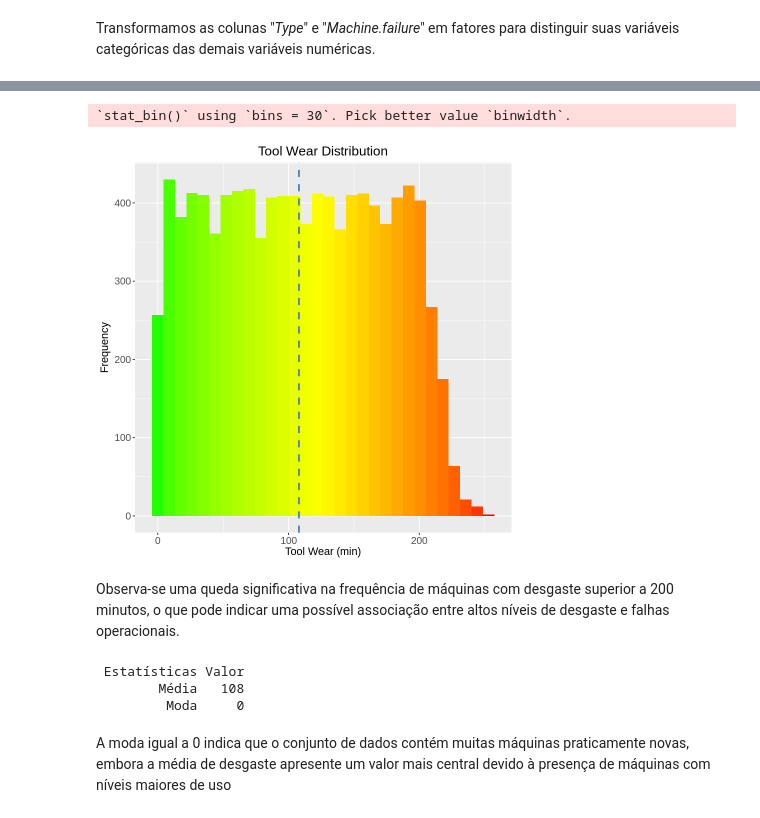
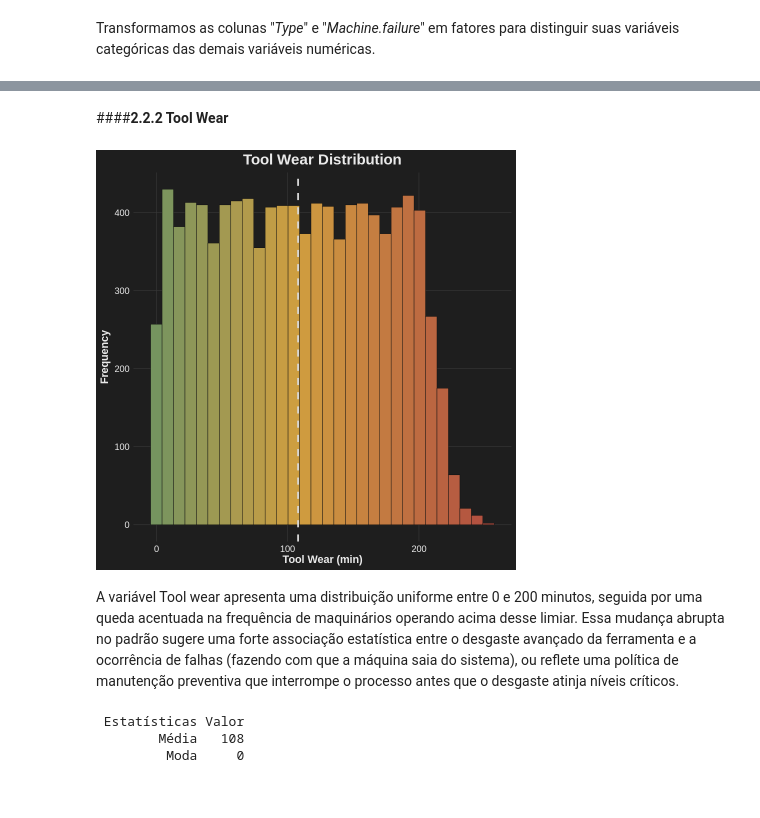
Before and after one commit to IrineuACgasoso/Projeto-2-Estatistica, a Jupyter notebook: projeto2.ipynb, the cells around one changed output, grey strips where cells are left out. Drawn from its saved outputs; the diff is of its cells as text; code cells hidden in the pictures.

```diff
--- a/projeto2.ipynb
+++ b/projeto2.ipynb
@@ -147,19 +261,44 @@ De uma amostragem de 10.000 máquinas, foi percebido que apenas 339 delas falhar
+# %% [markdown]
+####**2.2.2 Tool Wear**
 # %%
 ggplot(data = df, aes(x = Tool.wear..min., fill = after_stat(x))) +
-  geom_histogram() +
-  labs(title = "Tool Wear Distribution", x = "Tool Wear (min)", y = "Frequency") +
-  scale_fill_gradient2(low = "green", mid = "yellow", high = "red", midpoint = 125) +
-  geom_vline(aes(xintercept = mean(Tool.wear..min.)), color = "steelblue", linetype = "dashed", linewidth = 1) +
-  theme(legend.position = "none",
-  plot.title = element_text(hjust = 0.5, size = 16),
-  axis.title = element_text(size = 13),
-  axis.text = element_text(size = 12)
+
+  geom_histogram(
+    bins = 30,
+    alpha = 0.95,
+    color = "#111111",
+    linewidth = 0.25
+  ) +
+
+  labs(
+    title = "Tool Wear Distribution",
+    x = "Tool Wear (min)",
+    y = "Frequency"
+  ) +
+
+  scale_fill_gradient2(
+    low = "#4C956C",
+    mid = "#D9A441",
+    high = "#B85042",
+    midpoint = mean(df$Tool.wear..min.)
+  ) +
+
+  geom_vline(
+    aes(xintercept = mean(Tool.wear..min.)),
+    color = "#D9D9D9",
+    linetype = "dashed",
+    linewidth = 1
+  ) +
+
+  theme_machine() +
+
+  theme(
+    legend.position = "none"
   )
 # %% [output]
-`stat_bin()` using `bins = 30`. Pick better value `binwidth`.
-[figure, old version]
+[figure, new version]
-# %% [markdown]
-Observa-se uma queda significativa na frequência de máquinas com desgaste superior a 200 minutos, o que pode indicar uma possível associação entre altos níveis de desgaste e falhas operacionais.
+# %% [markdown]
+A variável Tool wear apresenta uma distribuição uniforme entre 0 e 200 minutos, seguida por uma queda acentuada na frequência de maquinários operando acima desse limiar. Essa mudança abrupta no padrão sugere uma forte associação estatística entre o desgaste avançado da ferramenta e a ocorrência de falhas (fazendo com que a máquina saia do sistema), ou reflete uma política de manutenção preventiva que interrompe o processo antes que o desgaste atinja níveis críticos.
 # %%
 media <- mean(df$Tool.wear..min.)
 
@@ -178,5 +317,3 @@ print(as.data.frame(tabela), row.names = FALSE)
  Estatísticas Valor
         Média   108
          Moda     0
-# %% [markdown]
-A moda igual a 0 indica que o conjunto de dados contém muitas máquinas praticamente novas, embora a média de desgaste apresente um valor mais central devido à presença de máquinas com níveis maiores de uso
```
Also changed, not shown: parts of 24 cells of this notebook.
